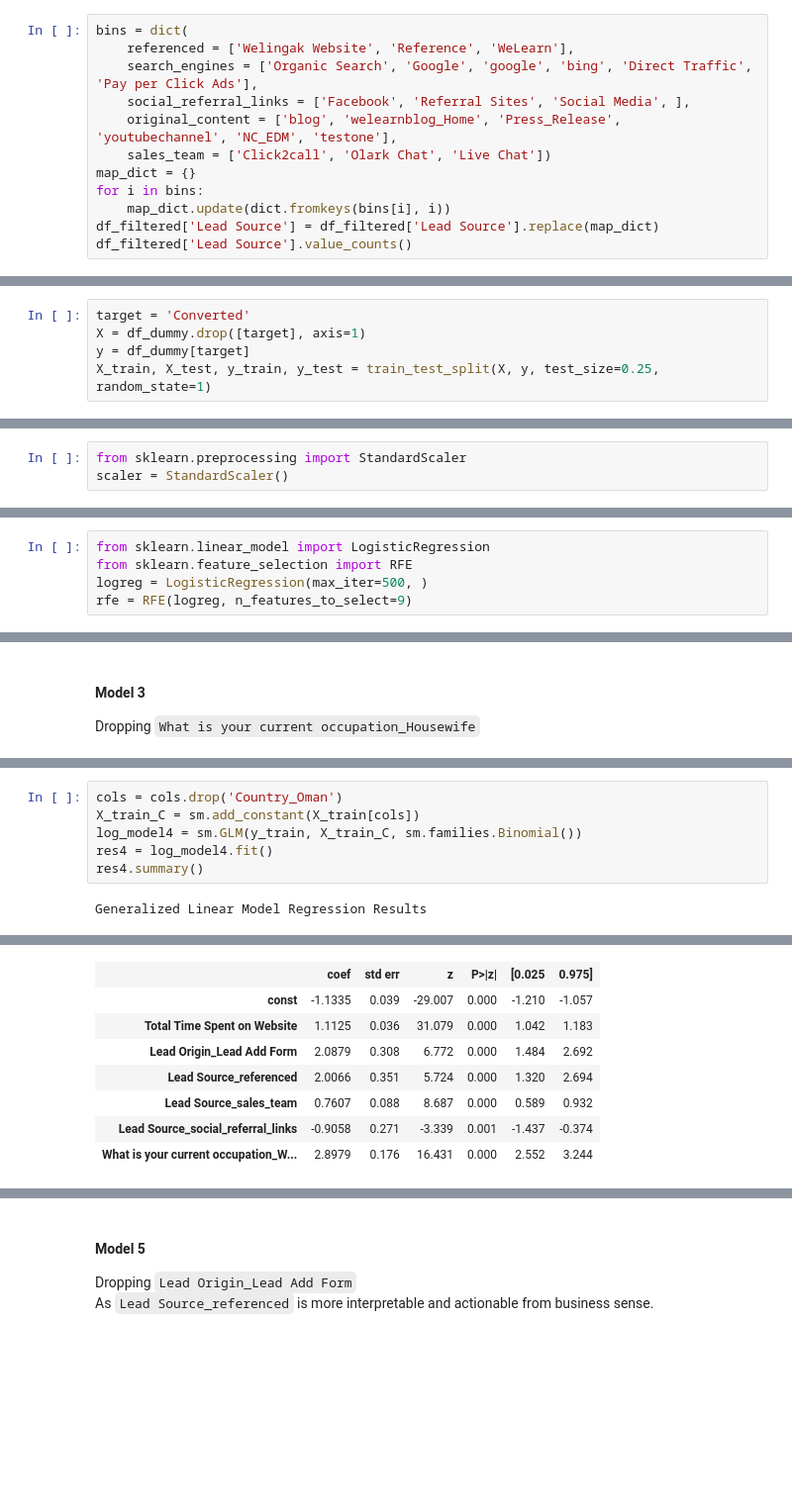
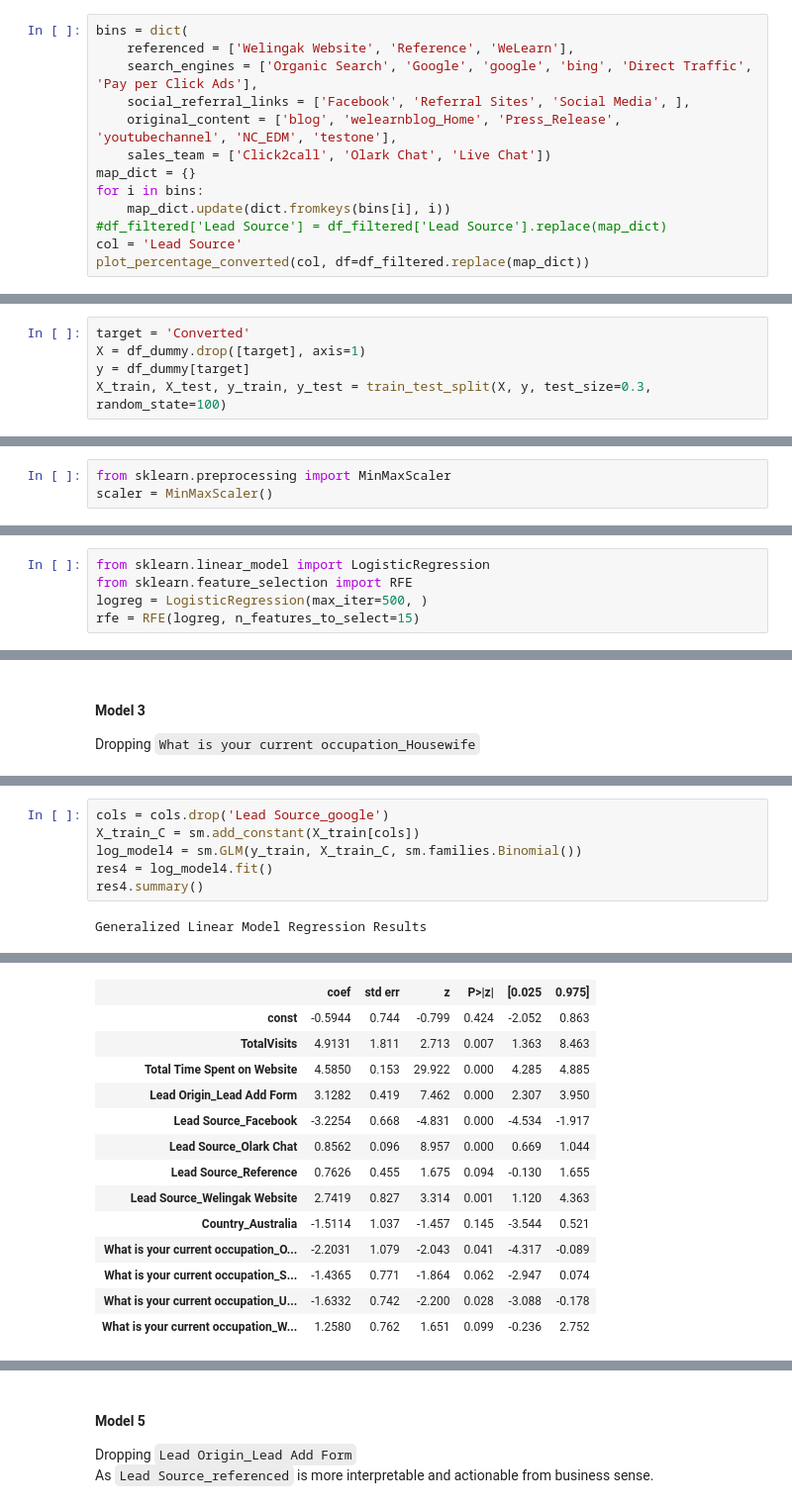
Before and after one commit to prabhanshu11/Clustering-Case-Study, a Jupyter notebook: main.ipynb, the cells around one changed output, grey strips where cells are left out. Shown at 99% size. Drawn from its saved outputs; the diff is of its cells as text; blank space fills up the shorter version.

```diff
--- a/main.ipynb
+++ b/main.ipynb
@@ -277,6 +283,7 @@ bins = dict(
 map_dict = {}
 for i in bins:
     map_dict.update(dict.fromkeys(bins[i], i))
-df_filtered['Lead Source'] = df_filtered['Lead Source'].replace(map_dict)
-df_filtered['Lead Source'].value_counts()
+#df_filtered['Lead Source'] = df_filtered['Lead Source'].replace(map_dict)
+col = 'Lead Source'
+plot_percentage_converted(col, df=df_filtered.replace(map_dict))
 # %% [output]
@@ -378,4 +407,4 @@ from sklearn.model_selection import train_test_split
 target = 'Converted'
 X = df_dummy.drop([target], axis=1)
 y = df_dummy[target]
-X_train, X_test, y_train, y_test = train_test_split(X, y, test_size=0.25, random_state=1)
+X_train, X_test, y_train, y_test = train_test_split(X, y, test_size=0.3, random_state=100)
@@ -384,6 +414,6 @@ X_train, X_test, y_train, y_test = train_test_split(X, y, test_size=0.25, random
 # %%
-from sklearn.preprocessing import StandardScaler
-scaler = StandardScaler()
+from sklearn.preprocessing import MinMaxScaler
+scaler = MinMaxScaler()
 # %%
 to_scale = ['TotalVisits', 'Total Time Spent on Website']
 X_train[to_scale] = scaler.fit_transform(X_train[to_scale])
@@ -404,7 +435,7 @@ X_train.head()
 from sklearn.linear_model import LogisticRegression
 from sklearn.feature_selection import RFE
 logreg = LogisticRegression(max_iter=500, )
-rfe = RFE(logreg, n_features_to_select=9)
+rfe = RFE(logreg, n_features_to_select=15)
 # %%
 rfe = rfe.fit(X_train, y_train)
 # %%
@@ -574,5 +638,5 @@ Dropping `Country_Oman`
 # %%
-cols = cols.drop('Country_Oman')
+cols = cols.drop('Lead Source_google')
 X_train_C = sm.add_constant(X_train[cols])
 log_model4 = sm.GLM(y_train, X_train_C, sm.families.Binomial())
 res4 = log_model4.fit()
@@ -590,12 +654,18 @@ Generalized Linear Model Regression Results
 | Covariance Type: | nonrobust |  |  |
 |  | coef | std err | z | P>|z| | [0.025 | 0.975] |
-| const | -1.1335 | 0.039 | -29.007 | 0.000 | -1.210 | -1.057 |
-| Total Time Spent on Website | 1.1125 | 0.036 | 31.079 | 0.000 | 1.042 | 1.183 |
-| Lead Origin_Lead Add Form | 2.0879 | 0.308 | 6.772 | 0.000 | 1.484 | 2.692 |
-| Lead Source_referenced | 2.0066 | 0.351 | 5.724 | 0.000 | 1.320 | 2.694 |
-| Lead Source_sales_team | 0.7607 | 0.088 | 8.687 | 0.000 | 0.589 | 0.932 |
-| Lead Source_social_referral_links | -0.9058 | 0.271 | -3.339 | 0.001 | -1.437 | -0.374 |
-| What is your current occupation_W... | 2.8979 | 0.176 | 16.431 | 0.000 | 2.552 | 3.244 |
+| const | -0.5944 | 0.744 | -0.799 | 0.424 | -2.052 | 0.863 |
+| TotalVisits | 4.9131 | 1.811 | 2.713 | 0.007 | 1.363 | 8.463 |
+| Total Time Spent on Website | 4.5850 | 0.153 | 29.922 | 0.000 | 4.285 | 4.885 |
+| Lead Origin_Lead Add Form | 3.1282 | 0.419 | 7.462 | 0.000 | 2.307 | 3.950 |
+| Lead Source_Facebook | -3.2254 | 0.668 | -4.831 | 0.000 | -4.534 | -1.917 |
+| Lead Source_Olark Chat | 0.8562 | 0.096 | 8.957 | 0.000 | 0.669 | 1.044 |
+| Lead Source_Reference | 0.7626 | 0.455 | 1.675 | 0.094 | -0.130 | 1.655 |
+| Lead Source_Welingak Website | 2.7419 | 0.827 | 3.314 | 0.001 | 1.120 | 4.363 |
+| Country_Australia | -1.5114 | 1.037 | -1.457 | 0.145 | -3.544 | 0.521 |
+| What is your current occupation_O... | -2.2031 | 1.079 | -2.043 | 0.041 | -4.317 | -0.089 |
+| What is your current occupation_S... | -1.4365 | 0.771 | -1.864 | 0.062 | -2.947 | 0.074 |
+| What is your current occupation_U... | -1.6332 | 0.742 | -2.200 | 0.028 | -3.088 | -0.178 |
+| What is your current occupation_W... | 1.2580 | 0.762 | 1.651 | 0.099 | -0.236 | 2.752 |
 # %%
 train_pred = make_train_pred(res4, X_train_C, y_train)
 metrics.accuracy_score(train_pred.y_actual, train_pred.y_pred)
```
Also changed, not shown: parts of 68 cells of this notebook.
